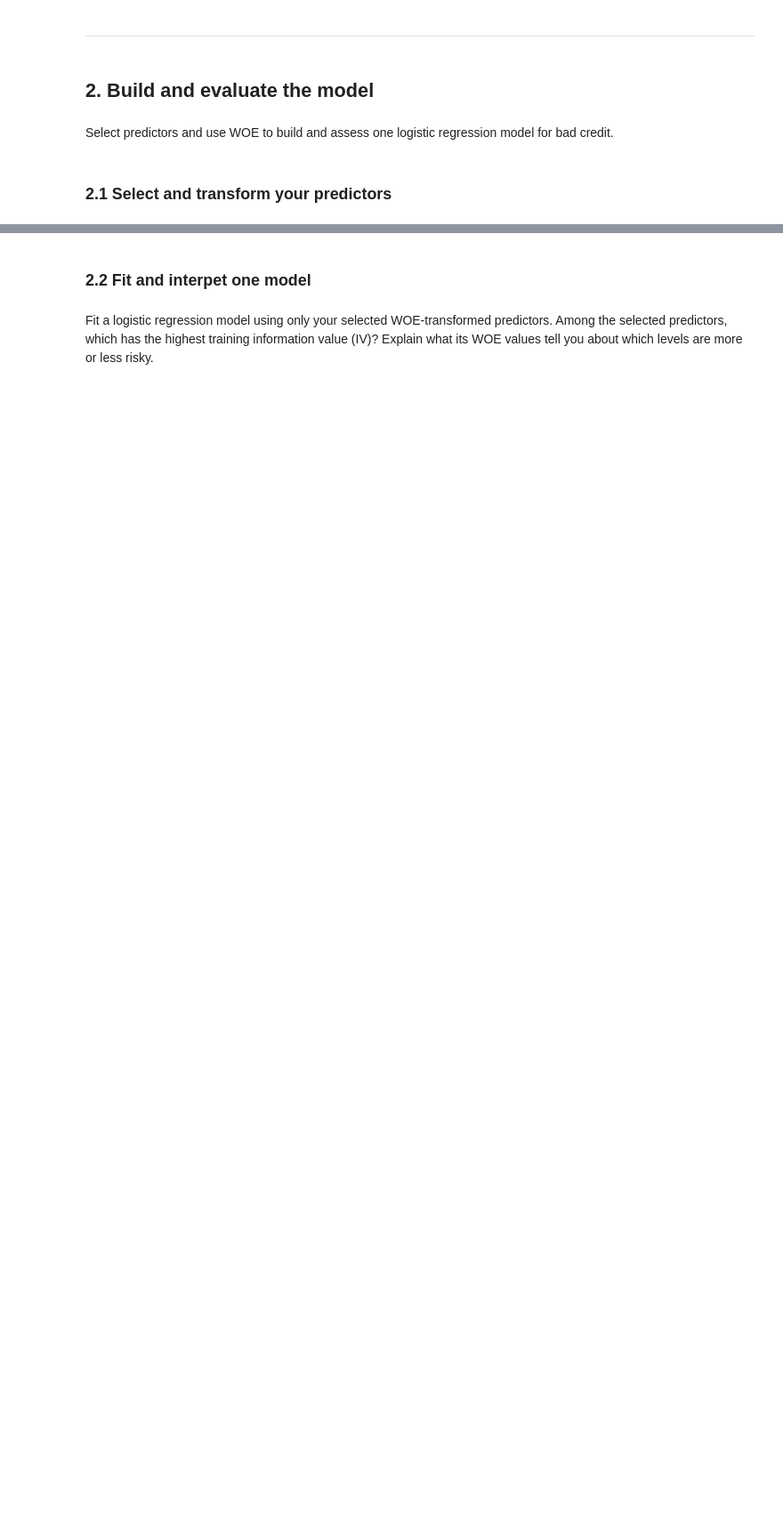
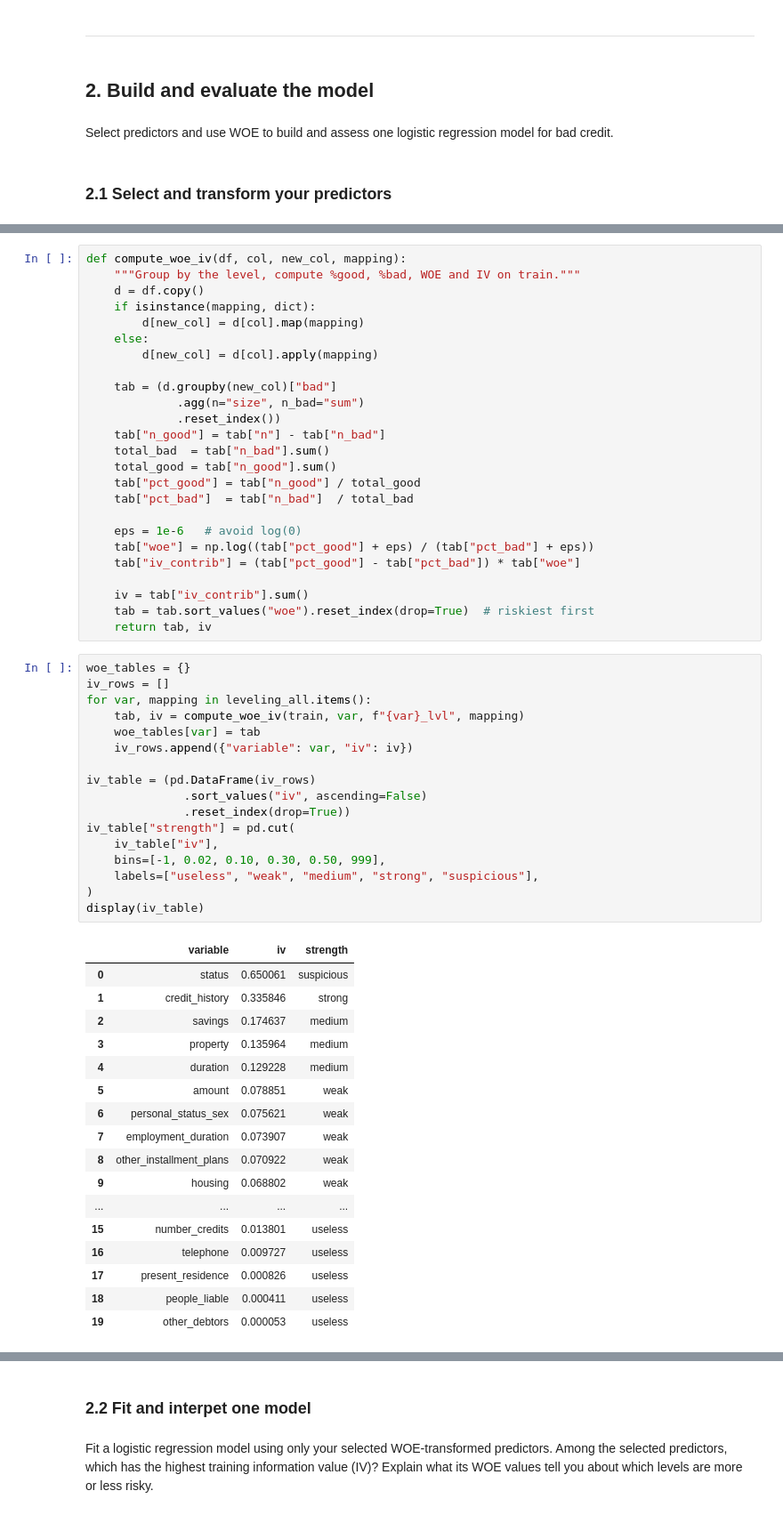
Before and after one commit to Muten-Roshi-Sama/data-science-for-business-KUL, a Jupyter notebook: credit-risk-analysis/A1_Notebook.ipynb, the cells around one changed output, grey strips where cells are left out. Shown at 89% size. Cells and saved outputs as stored; diff of their text form; blank space fills up the shorter version.

```diff
--- a/credit-risk-analysis/A1_Notebook.ipynb
+++ b/credit-risk-analysis/A1_Notebook.ipynb
@@ -556,0 +849,60 @@ categories where appropriate. Transform every selected predictor using weights o
+# %%
+def compute_woe_iv(df, col, new_col, mapping):
+    """Group by the level, compute %good, %bad, WOE and IV on train."""
+    d = df.copy()
+    if isinstance(mapping, dict):
+        d[new_col] = d[col].map(mapping)
+    else:
+        d[new_col] = d[col].apply(mapping)
+
+    tab = (d.groupby(new_col)["bad"]
+             .agg(n="size", n_bad="sum")
+             .reset_index())
+    tab["n_good"] = tab["n"] - tab["n_bad"]
+    total_bad  = tab["n_bad"].sum()
+    total_good = tab["n_good"].sum()
+    tab["pct_good"] = tab["n_good"] / total_good
+    tab["pct_bad"]  = tab["n_bad"]  / total_bad
+
+    eps = 1e-6   # avoid log(0)
+    tab["woe"] = np.log((tab["pct_good"] + eps) / (tab["pct_bad"] + eps))
+    tab["iv_contrib"] = (tab["pct_good"] - tab["pct_bad"]) * tab["woe"]
+
+    iv = tab["iv_contrib"].sum()
+    tab = tab.sort_values("woe").reset_index(drop=True)  # riskiest first
+    return tab, iv
+# %%
+woe_tables = {}
+iv_rows = []
+for var, mapping in leveling_all.items():
+    tab, iv = compute_woe_iv(train, var, f"{var}_lvl", mapping)
+    woe_tables[var] = tab
+    iv_rows.append({"variable": var, "iv": iv})
+
+iv_table = (pd.DataFrame(iv_rows)
+              .sort_values("iv", ascending=False)
+              .reset_index(drop=True))
+iv_table["strength"] = pd.cut(
+    iv_table["iv"],
+    bins=[-1, 0.02, 0.10, 0.30, 0.50, 999],
+    labels=["useless", "weak", "medium", "strong", "suspicious"],
+)
+display(iv_table)
+# %% [output]
+|  | variable | iv | strength |
+| 0 | status | 0.650061 | suspicious |
+| 1 | credit_history | 0.335846 | strong |
+| 2 | savings | 0.174637 | medium |
+| 3 | property | 0.135964 | medium |
+| 4 | duration | 0.129228 | medium |
+| 5 | amount | 0.078851 | weak |
+| 6 | personal_status_sex | 0.075621 | weak |
+| 7 | employment_duration | 0.073907 | weak |
+| 8 | other_installment_plans | 0.070922 | weak |
+| 9 | housing | 0.068802 | weak |
+| ... | ... | ... | ... |
+| 15 | number_credits | 0.013801 | useless |
+| 16 | telephone | 0.009727 | useless |
+| 17 | present_residence | 0.000826 | useless |
+| 18 | people_liable | 0.000411 | useless |
+| 19 | other_debtors | 0.000053 | useless |
```
Also changed, not shown: parts of 16 cells of this notebook.
